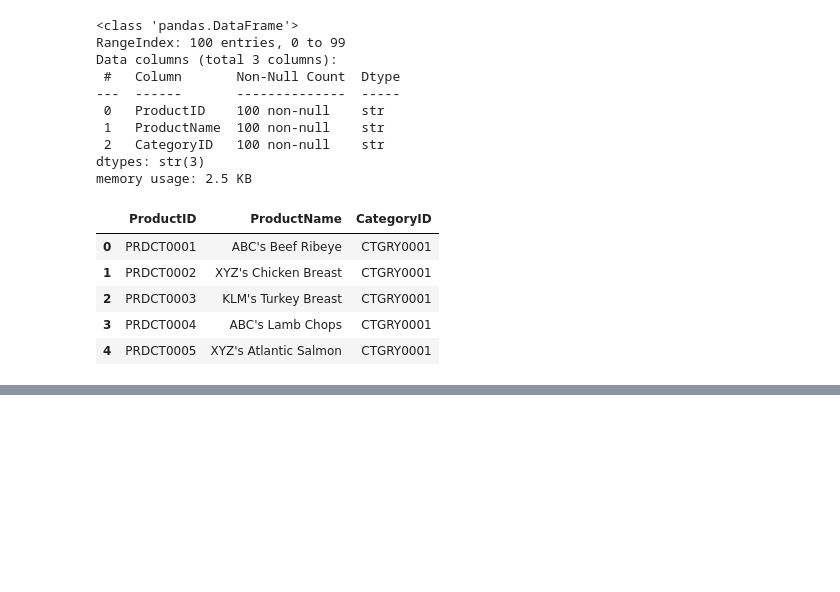
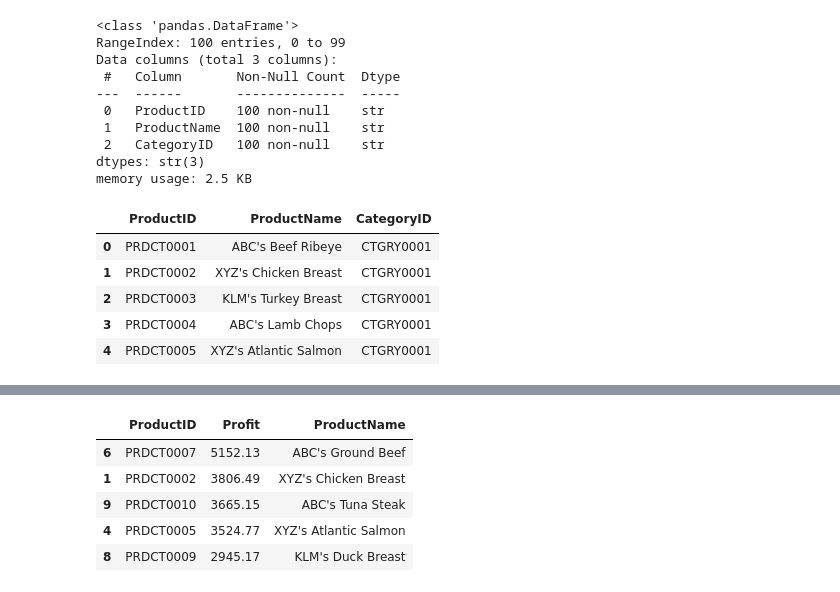
Before and after one commit to Raiphael/Retail_Profitability_Analysis, a Jupyter notebook: notebooks/eda.ipynb, the cells around one changed output, grey strips where cells are left out. Saved outputs shown, nothing was run; the diff lists cells and outputs as text; code cells hidden in the pictures; blank space fills up the shorter version.

```diff
--- a/notebooks/eda.ipynb
+++ b/notebooks/eda.ipynb
@@ -176,0 +193,24 @@ Is the highest selling product also the most profitable? False
+# %%
+##Product with most profit?
+product_w_most_profit = (
+    order_details.assign(
+        Profit=order_details['UnitPrice'] - order_details['UnitCost']
+    )
+    .groupby('ProductID', as_index=False)['Profit']
+    .sum()
+    .merge(
+        products[['ProductID', 'ProductName']],
+        on='ProductID',
+        how='left'
+    )
+    .sort_values('Profit', ascending=False)
+)
+
+product_w_most_profit.head()
+# %% [output]
+|  | ProductID | Profit | ProductName |
+| 6 | PRDCT0007 | 5152.13 | ABC's Ground Beef |
+| 1 | PRDCT0002 | 3806.49 | XYZ's Chicken Breast |
+| 9 | PRDCT0010 | 3665.15 | ABC's Tuna Steak |
+| 4 | PRDCT0005 | 3524.77 | XYZ's Atlantic Salmon |
+| 8 | PRDCT0009 | 2945.17 | KLM's Duck Breast |
```
Also changed, not shown: parts of 7 cells of this notebook, 2 other files.
